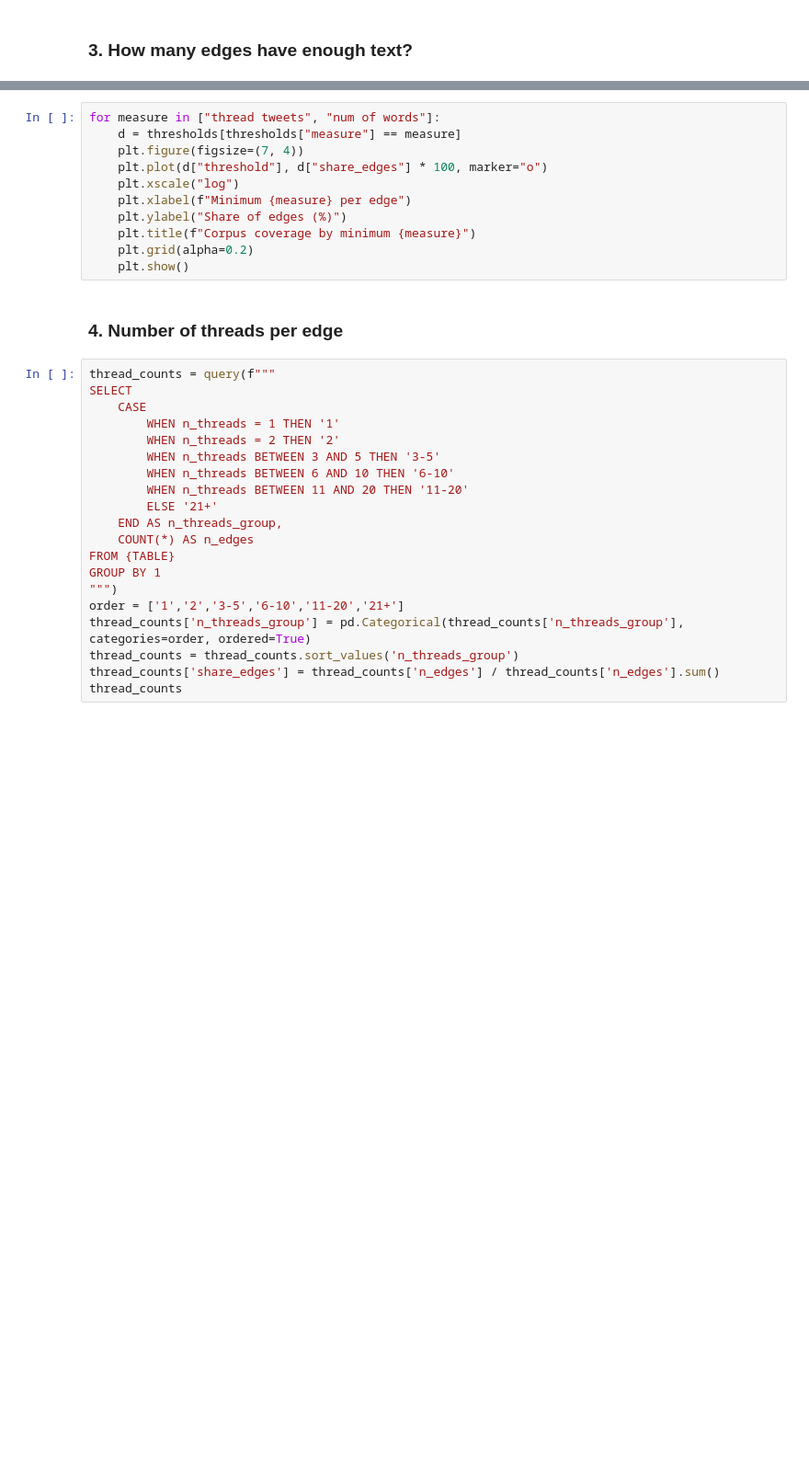
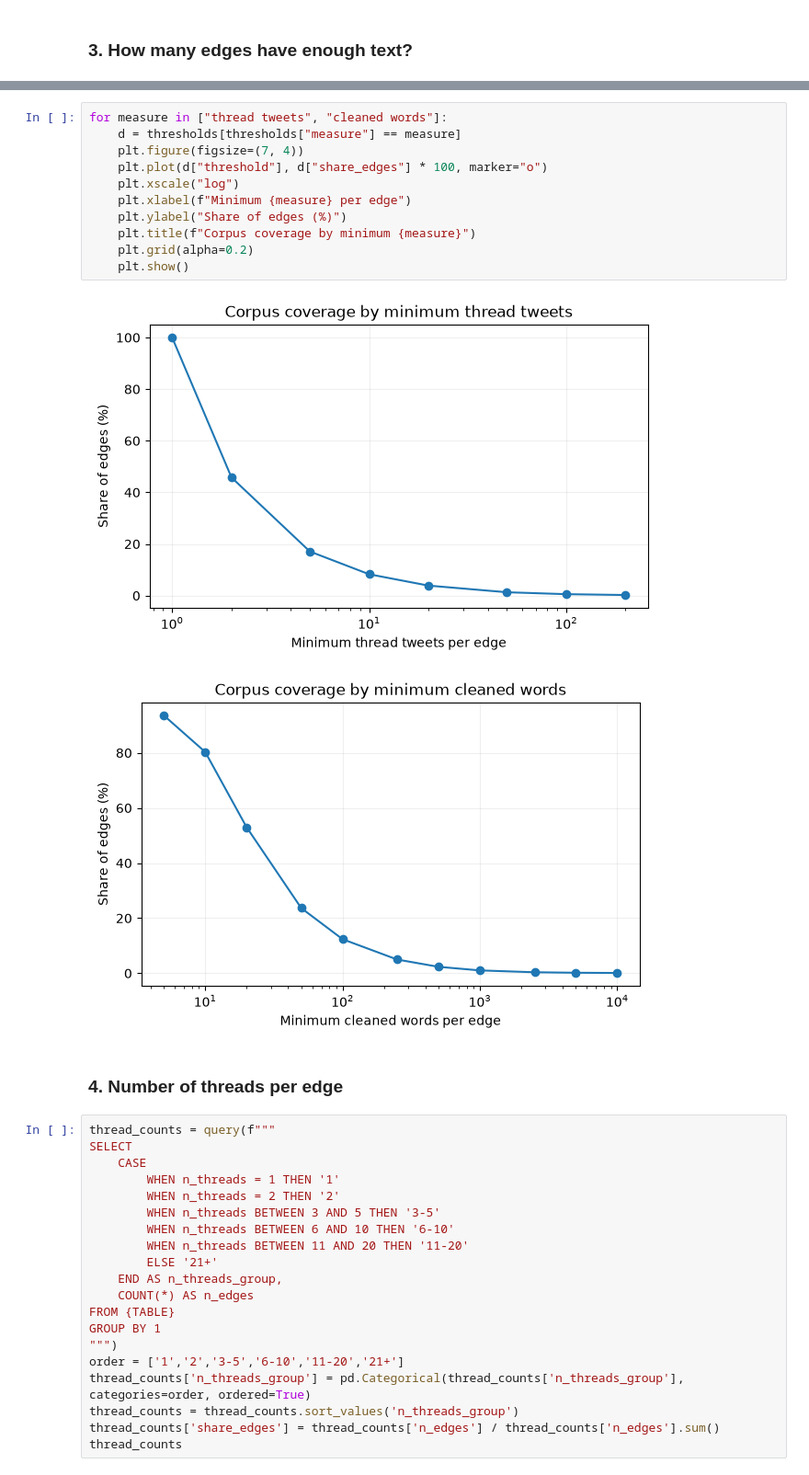
Before and after one commit to sandorjuhasz/eu_twitter_engineering, a Jupyter notebook: code/07_threads/05_edge_thread_corpus_descriptives.ipynb, the cells around one changed output, grey strips where cells are left out. Shown at 92% size. Cells and saved outputs as stored; diff of their text form; blank space fills up the shorter version.

Commit message:
Executed notebooks for threads

```diff
--- a/code/07_threads/05_edge_thread_corpus_descriptives.ipynb
+++ b/code/07_threads/05_edge_thread_corpus_descriptives.ipynb
@@ -100,14 +229,17 @@ thresholds
 # %%
-for measure in ["thread tweets", "num of words"]:
+for measure in ["thread tweets", "cleaned words"]:
     d = thresholds[thresholds["measure"] == measure]
     plt.figure(figsize=(7, 4))
     plt.plot(d["threshold"], d["share_edges"] * 100, marker="o")
     plt.xscale("log")
     plt.xlabel(f"Minimum {measure} per edge")
     plt.ylabel("Share of edges (%)")
     plt.title(f"Corpus coverage by minimum {measure}")
     plt.grid(alpha=0.2)
     plt.show()
+# %% [output]
+[figure, added]
+[figure, added]
 # %% [markdown]
 ### 4. Number of threads per edge
 # %%
```
Also changed, not shown: parts of 25 cells of this notebook, 1 other file.
